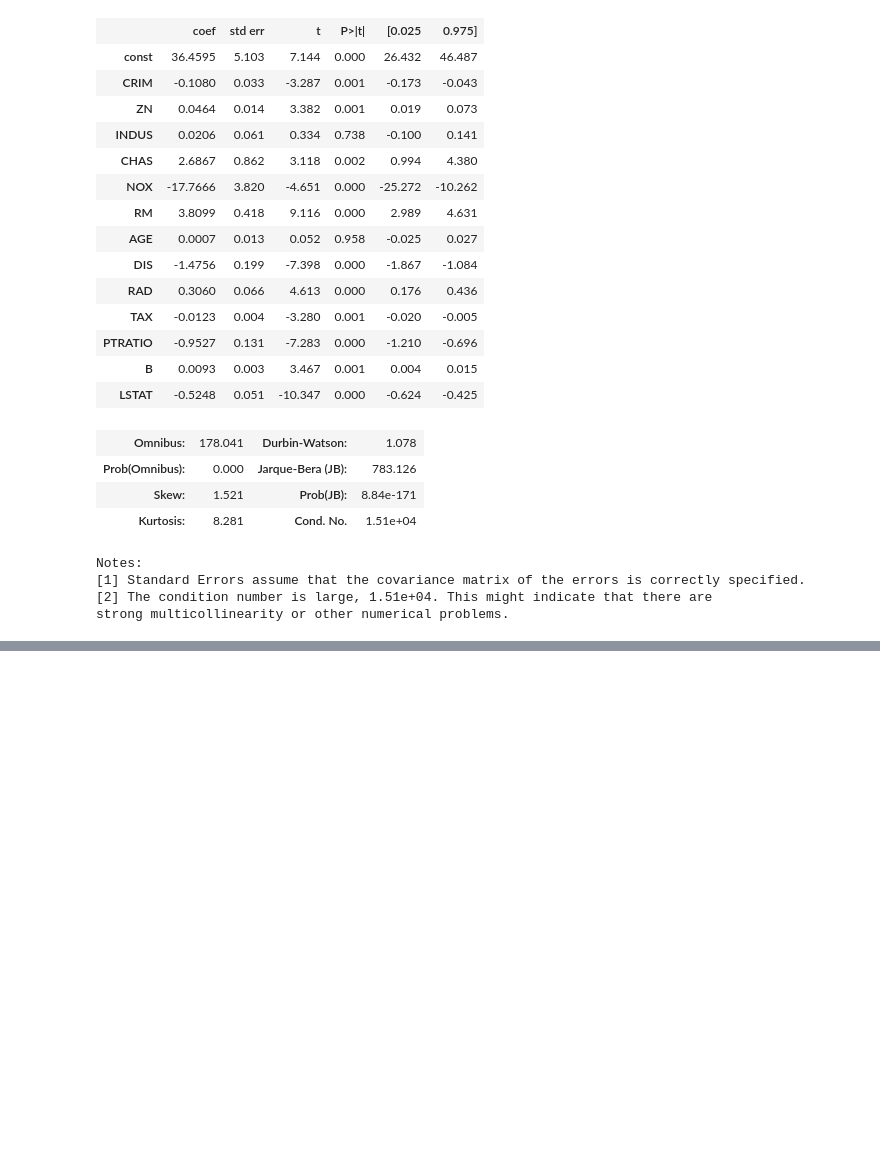
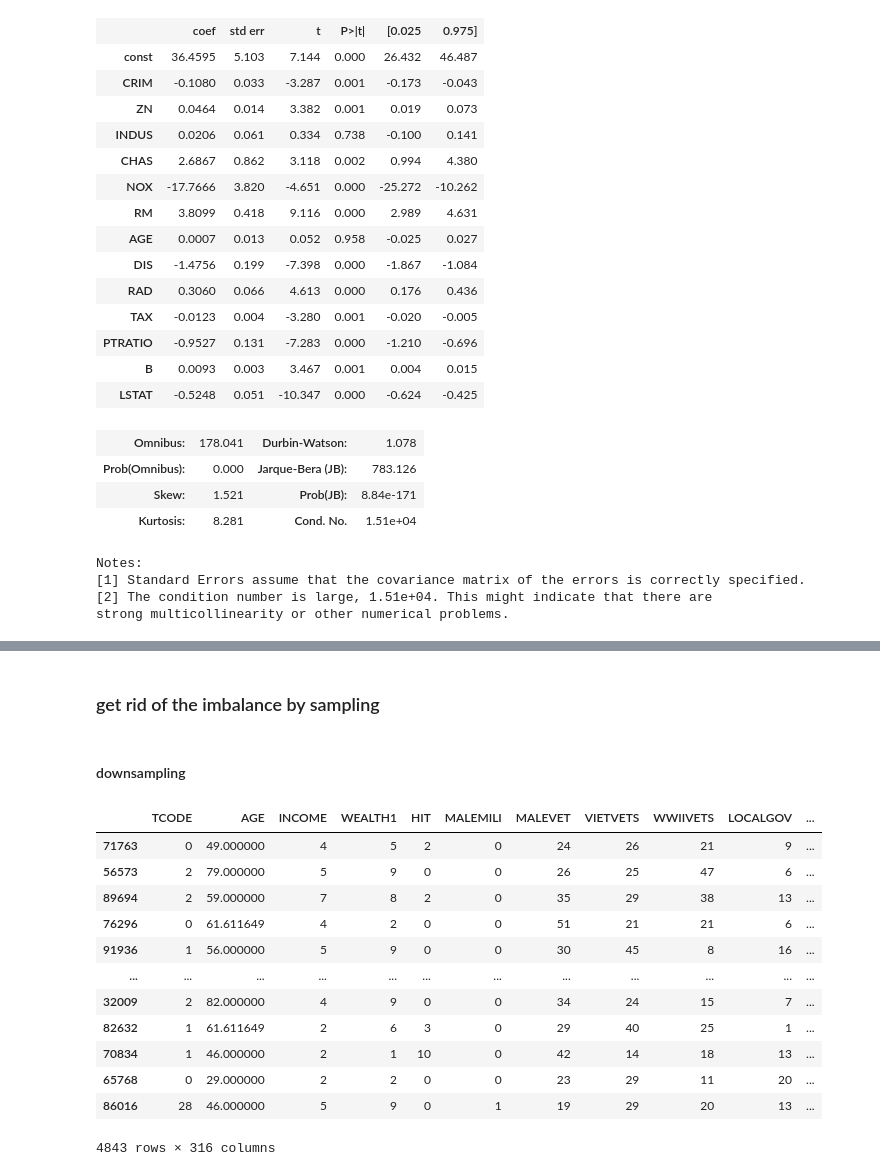
Before and after one commit to powerflo-data/Iron-Oliver, a Jupyter notebook: Python/7.06_Feature_Selection_extended-with_p-values.ipynb, the cells around one changed output, grey strips where cells are left out. Saved outputs shown, nothing was run; the diff lists cells and outputs as text; code cells hidden in the pictures; blank space fills up the shorter version.

Commit message:
Adding files concering p_value and data imbalances

```diff
--- a/Python/7.06_Feature_Selection_extended-with_p-values.ipynb
+++ b/Python/7.06_Feature_Selection_extended-with_p-values.ipynb
@@ -82,0 +193,8 @@ strong multicollinearity or other numerical problems.
+# %%
+import pandas as pd
+import numpy as np
+
+pd.set_option('display.max_columns', None)
+
+import warnings
+warnings.filterwarnings('ignore')
@@ -82,0 +207,4 @@ strong multicollinearity or other numerical problems.
+# %%
+numerical = pd.read_csv('files_for_lesson_and_activities/numerical.csv')
+categorical = pd.read_csv('files_for_lesson_and_activities/categorical.csv')
+targets = pd.read_csv('files_for_lesson_and_activities/target.csv')
@@ -82,0 +219,3 @@ strong multicollinearity or other numerical problems.
+# %%
+data = pd.concat([numerical, targets], axis=1)
+data = data.drop( ['TARGET_D'], axis=1)
@@ -82,0 +231,25 @@ strong multicollinearity or other numerical problems.
+# %% [markdown]
+### get rid of the imbalance by sampling
+# %% [markdown]
+#### downsampling
+# %%
+category_0 = data[data['TARGET_B'] == 0]
+category_1 = data[data['TARGET_B'] == 1]
+
+category_0 = category_0.sample(len(category_1))
+# %%
+category_0
+# %% [output]
+|  | TCODE | AGE | INCOME | WEALTH1 | HIT | MALEMILI | MALEVET | VIETVETS | WWIIVETS | LOCALGOV | ... |
+| 71763 | 0 | 49.000000 | 4 | 5 | 2 | 0 | 24 | 26 | 21 | 9 | ... |
+| 56573 | 2 | 79.000000 | 5 | 9 | 0 | 0 | 26 | 25 | 47 | 6 | ... |
+| 89694 | 2 | 59.000000 | 7 | 8 | 2 | 0 | 35 | 29 | 38 | 13 | ... |
+| 76296 | 0 | 61.611649 | 4 | 2 | 0 | 0 | 51 | 21 | 21 | 6 | ... |
+| 91936 | 1 | 56.000000 | 5 | 9 | 0 | 0 | 30 | 45 | 8 | 16 | ... |
+| ... | ... | ... | ... | ... | ... | ... | ... | ... | ... | ... | ... |
+| 32009 | 2 | 82.000000 | 4 | 9 | 0 | 0 | 34 | 24 | 15 | 7 | ... |
+| 82632 | 1 | 61.611649 | 2 | 6 | 3 | 0 | 29 | 40 | 25 | 1 | ... |
+| 70834 | 1 | 46.000000 | 2 | 1 | 10 | 0 | 42 | 14 | 18 | 13 | ... |
+| 65768 | 0 | 29.000000 | 2 | 2 | 0 | 0 | 23 | 29 | 11 | 20 | ... |
+| 86016 | 28 | 46.000000 | 5 | 9 | 0 | 1 | 19 | 29 | 20 | 13 | ... |
+4843 rows × 316 columns
```
Also changed, not shown: parts of 20 cells of this notebook.
